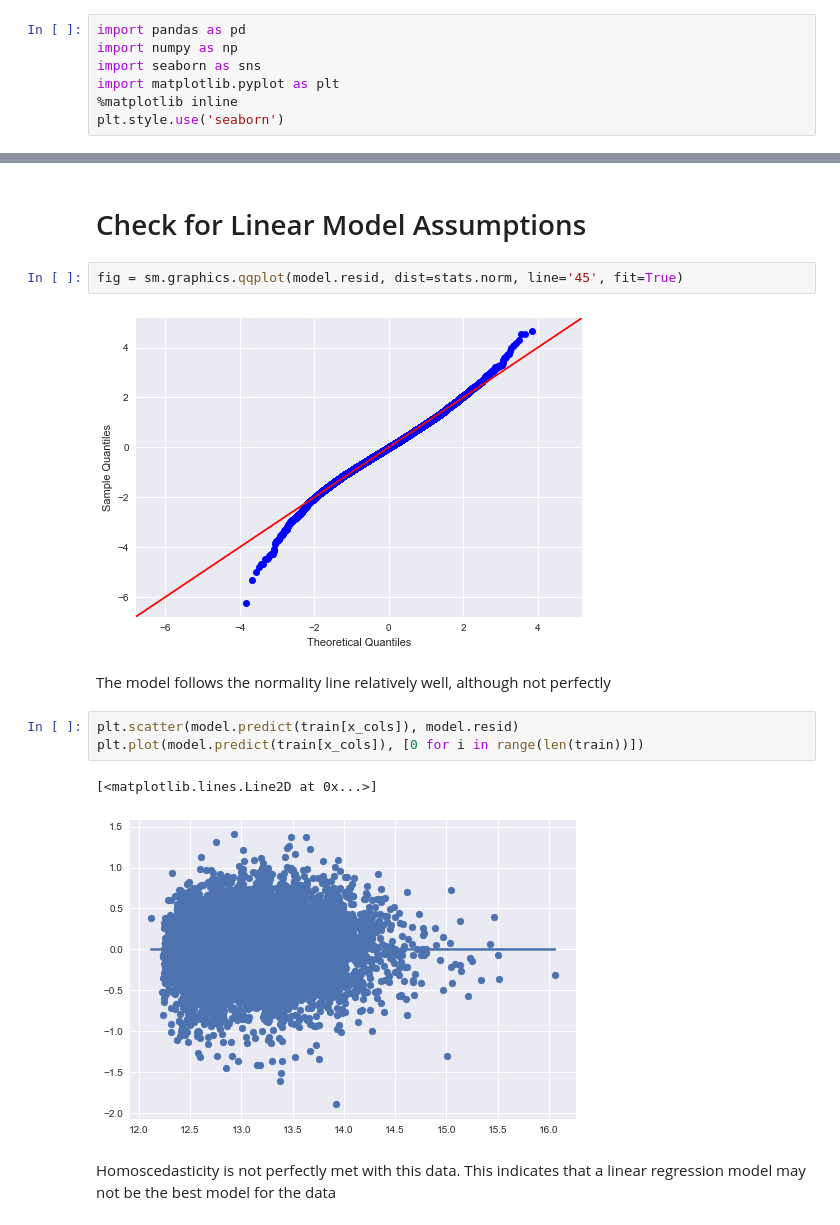
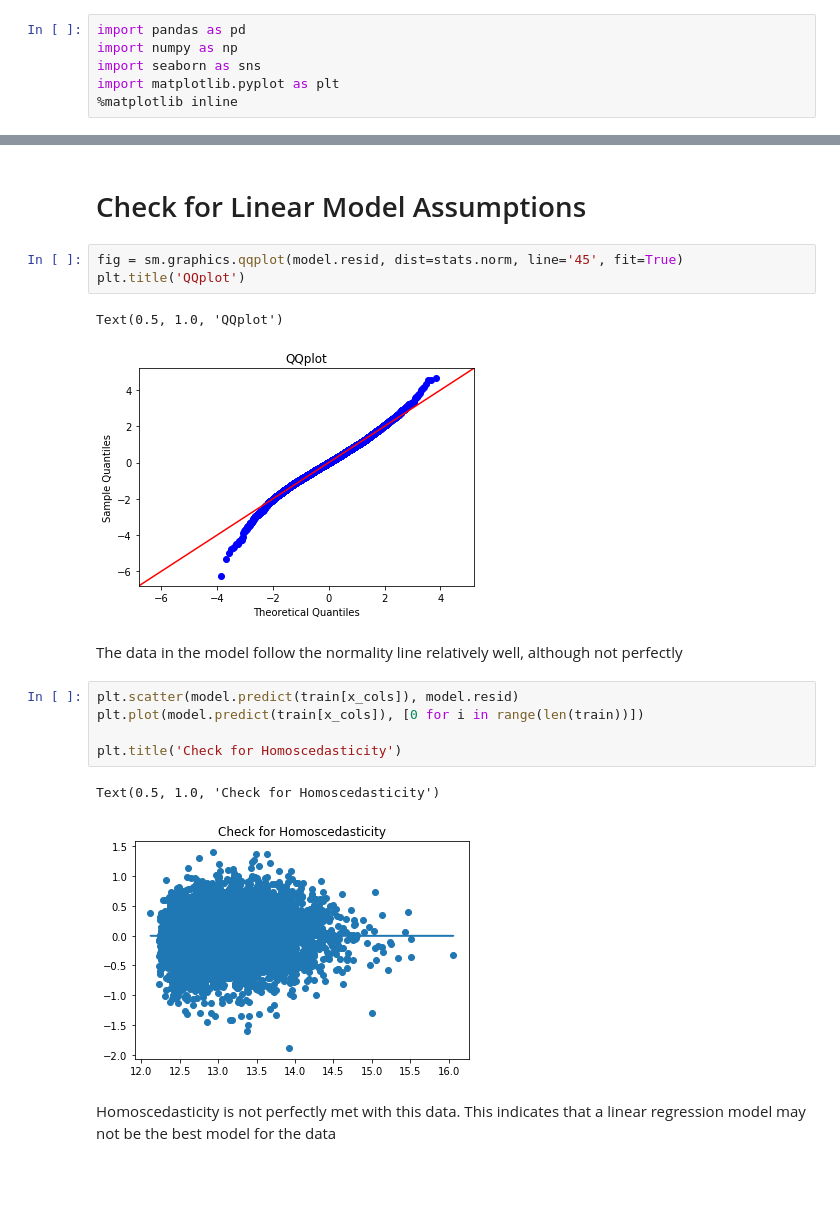
Before and after one commit to newhousem/Linear-Regression-Project, a Jupyter notebook: Feature Engineering and Modeling.ipynb, the cells around one changed output, grey strips where cells are left out. Saved outputs shown, nothing was run; the diff lists cells and outputs as text; blank space fills up the shorter version.

Commit message:
Final Model and Comments

```diff
--- a/Feature Engineering and Modeling.ipynb
+++ b/Feature Engineering and Modeling.ipynb
@@ -8,7 +8,6 @@ import numpy as np
 import seaborn as sns
 import matplotlib.pyplot as plt
 %matplotlib inline
-plt.style.use('seaborn')
 # %%
 df = pd.read_csv('Cleaned_data.csv')
 df.head()
@@ -613,16 +612,20 @@ R**2 was not negatively affected and now all p-values are less than .05
 # Check for Linear Model Assumptions
 # %%
 fig = sm.graphics.qqplot(model.resid, dist=stats.norm, line='45', fit=True)
+plt.title('QQplot')
 # %% [output]
+Text(0.5, 1.0, 'QQplot')
-[figure, old version]
+[figure, new version]
 # %% [markdown]
-The model follows the normality line relatively well, although not perfectly
+The data in the model follow the normality line relatively well, although not perfectly
 # %%
 plt.scatter(model.predict(train[x_cols]), model.resid)
 plt.plot(model.predict(train[x_cols]), [0 for i in range(len(train))])
+
+plt.title('Check for Homoscedasticity')
 # %% [output]
-[<matplotlib.lines.Line2D at 0x...>]
+Text(0.5, 1.0, 'Check for Homoscedasticity')
-[figure, old version]
+[figure, new version]
 # %% [markdown]
 Homoscedasticity is not perfectly met with this data. This indicates that a linear regression model may not be the best model for the data
 # %% [markdown]
```
Also changed, not shown: parts of 19 cells of this notebook, 16 other files.
